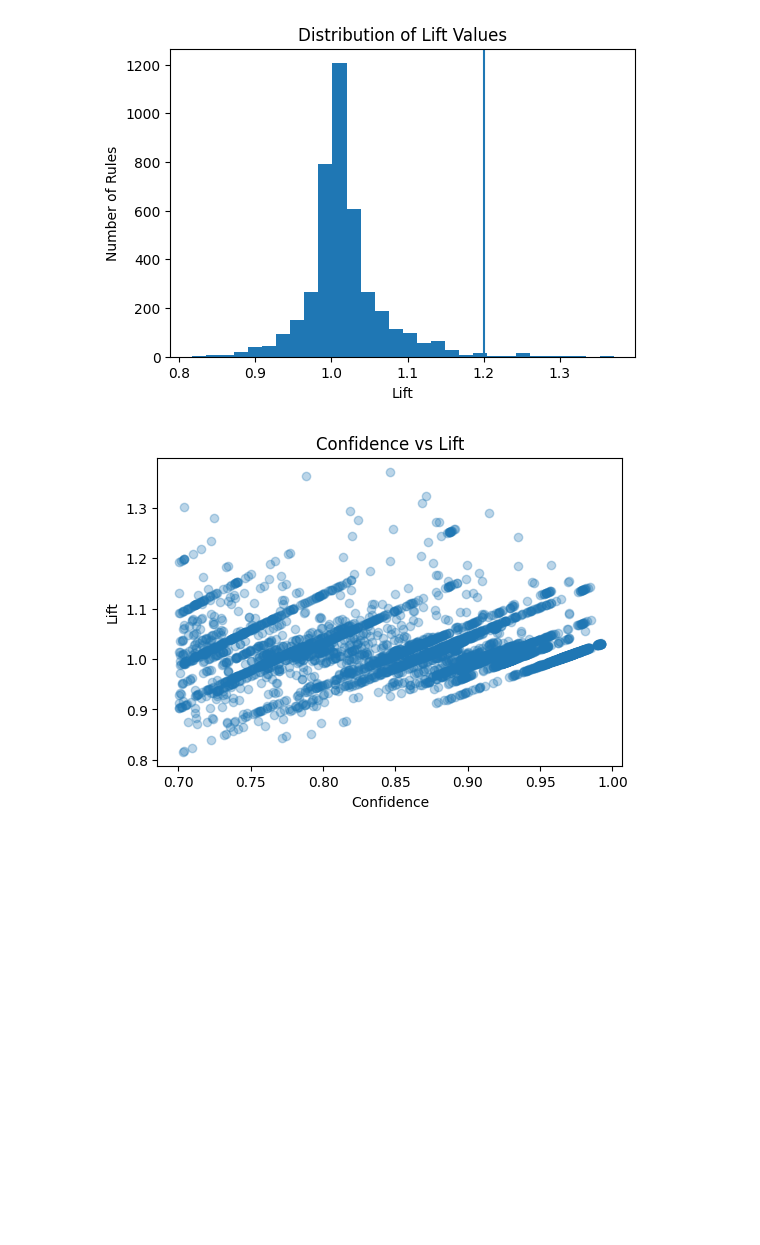
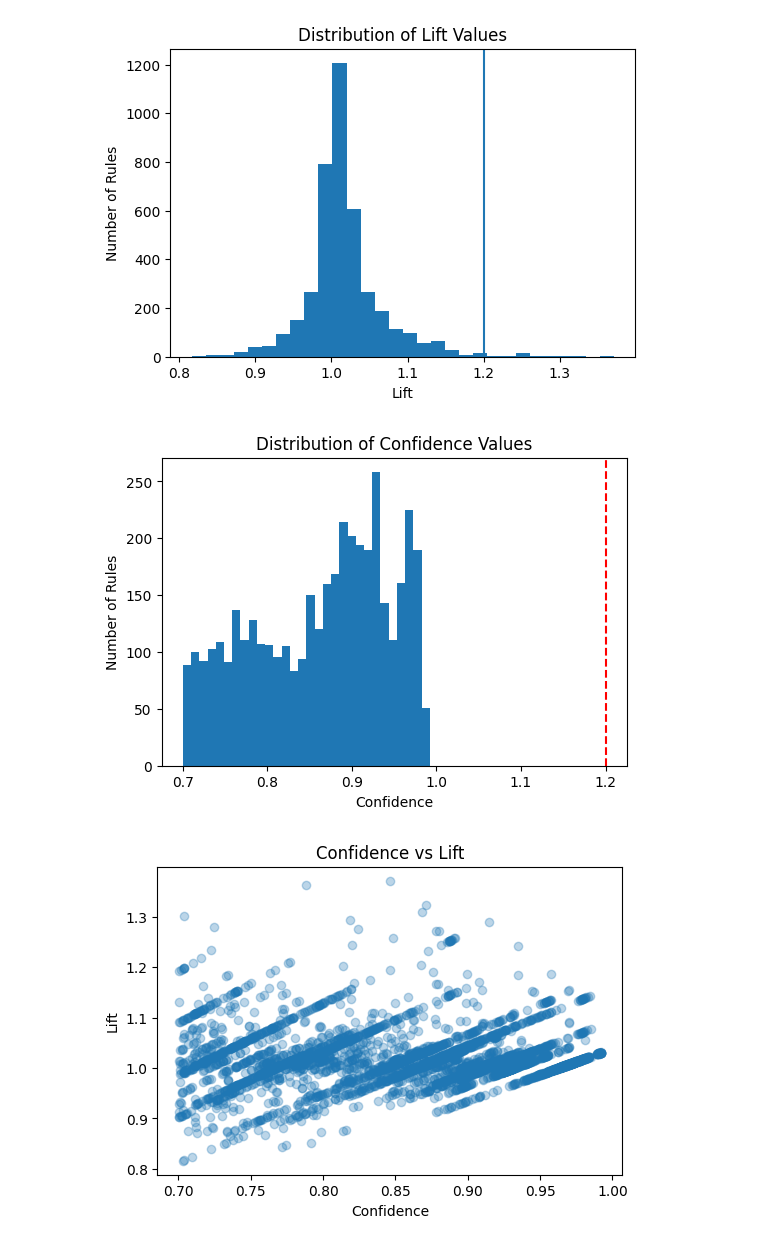
Before and after one commit to kay-16/CSC172-AssociationMining-Reambonanza, a Jupyter notebook: heart_disease_associationmining/notebook/mining.ipynb, the cells around one changed output. Saved outputs shown, nothing was run; the diff lists cells and outputs as text; code cells hidden in the pictures; blank space fills up the shorter version.

Commit message:
Added confidence distribution plot

```diff
--- a/heart_disease_associationmining/notebook/mining.ipynb
+++ b/heart_disease_associationmining/notebook/mining.ipynb
@@ -233,6 +225,18 @@ plt.ylabel("Number of Rules")
 plt.show()
 # %% [output]
 [figure]
+# %%
+# Confidence distribution plot
+
+plt.figure(figsize=(6,4))
+plt.hist(rules["confidence"], bins=30)
+plt.axvline(1.2, color='red', linestyle='--')
+plt.title("Distribution of Confidence Values")
+plt.xlabel("Confidence")
+plt.ylabel("Number of Rules")
+plt.show()
+# %% [output]
+[figure, added]
 # %%
 # Confidence vs Lift Scatter Plot
 
```
Also changed, not shown: parts of 1 cell of this notebook.
